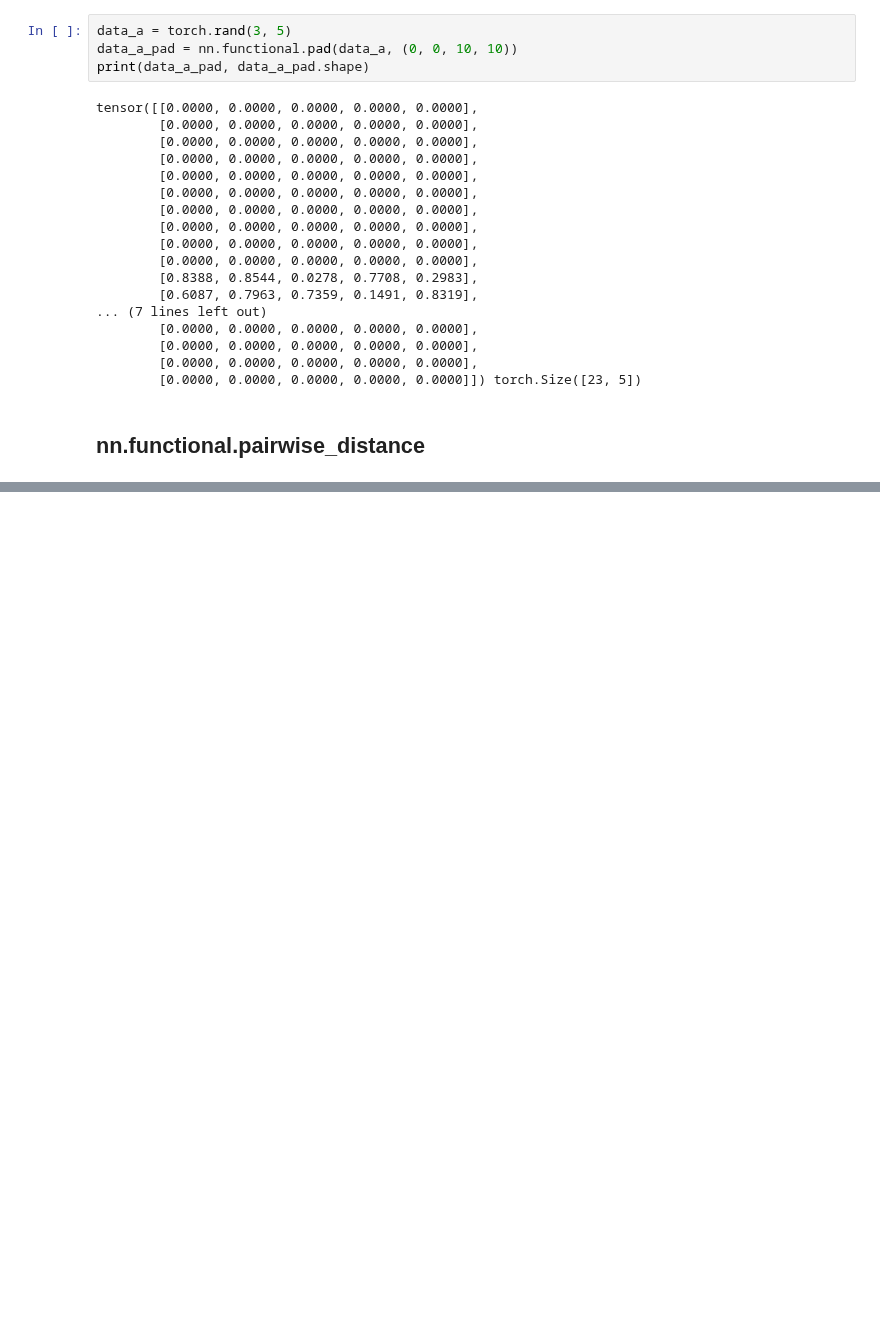
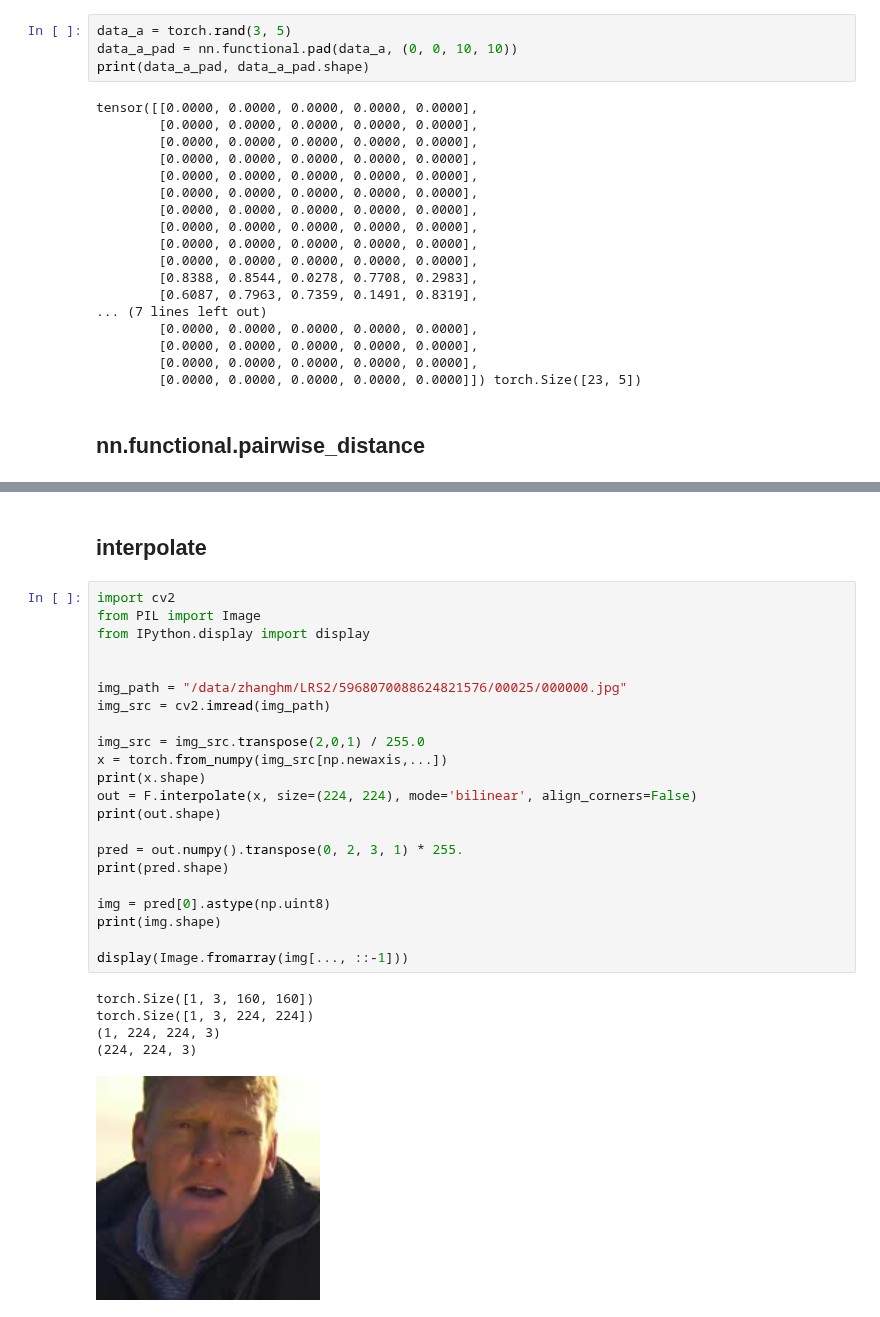
Before and after one commit to zhanghm1995/programming-learning-examples, a Jupyter notebook: Python_learning/DL/torch_learn/nn_functions.ipynb, the cells around one changed output, grey strips where cells are left out. Cells and saved outputs as stored; diff of their text form; blank space fills up the shorter version.

```diff
--- a/Python_learning/DL/torch_learn/nn_functions.ipynb
+++ b/Python_learning/DL/torch_learn/nn_functions.ipynb
@@ -33,0 +98,30 @@ tensor([[0.0000, 0.0000, 0.0000, 0.0000, 0.0000],
+# %% [markdown]
+## interpolate
+# %%
+import cv2
+from PIL import Image
+from IPython.display import display
+
+
+img_path = "/data/zhanghm/LRS2/5968070088624821576/00025/000000.jpg"
+img_src = cv2.imread(img_path)
+
+img_src = img_src.transpose(2,0,1) / 255.0
+x = torch.from_numpy(img_src[np.newaxis,...])
+print(x.shape)
+out = F.interpolate(x, size=(224, 224), mode='bilinear', align_corners=False)
+print(out.shape)
+
+pred = out.numpy().transpose(0, 2, 3, 1) * 255.
+print(pred.shape)
+
+img = pred[0].astype(np.uint8)
+print(img.shape)
+
+display(Image.fromarray(img[..., ::-1]))
+# %% [output]
+torch.Size([1, 3, 160, 160])
+torch.Size([1, 3, 224, 224])
+(1, 224, 224, 3)
+(224, 224, 3)
+[figure, added]
```
Also changed, not shown: parts of 7 cells of this notebook, 14 other files.
